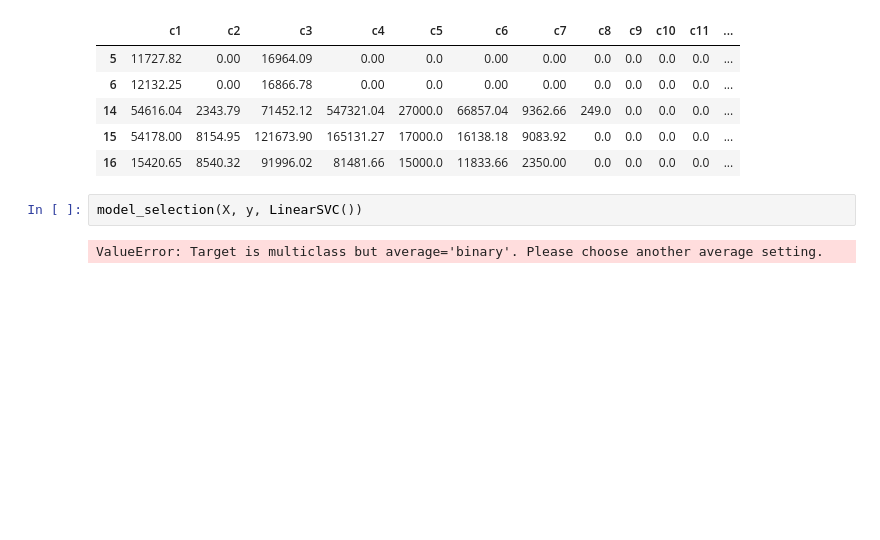
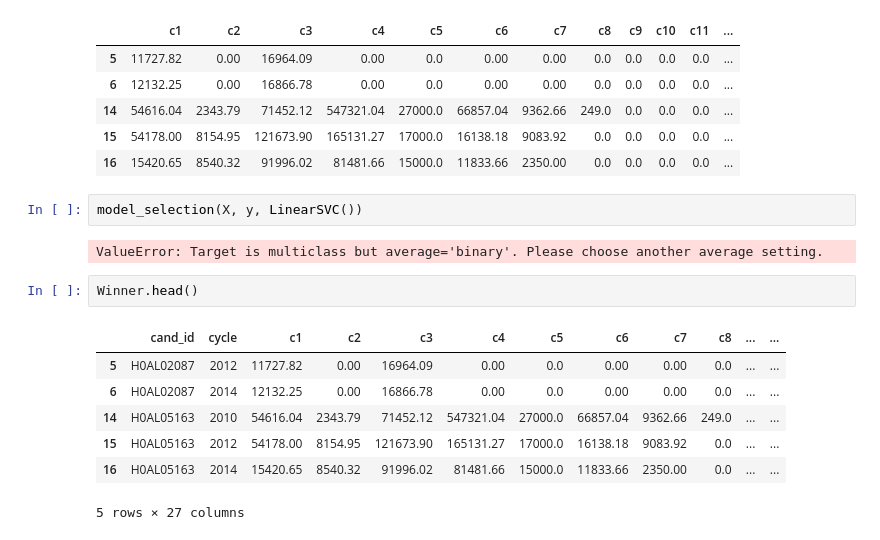
Before and after one commit to georgetown-analytics/four-thirty-five, a Jupyter notebook: 435_Analysis.ipynb, the cells around one changed output. Cells and saved outputs as stored; diff of their text form; blank space fills up the shorter version.

```diff
--- a/435_Analysis.ipynb
+++ b/435_Analysis.ipynb
@@ -2121,3 +2121,13 @@ X.head()
 model_selection(X, y, LinearSVC())
 # %% [output]
 ValueError: Target is multiclass but average='binary'. Please choose another average setting.
+# %%
+Winner.head()
+# %% [output]
+|  | cand_id | cycle | c1 | c2 | c3 | c4 | c5 | c6 | c7 | c8 | ... | ... |
+| 5 | H0AL02087 | 2012 | 11727.82 | 0.00 | 16964.09 | 0.00 | 0.0 | 0.00 | 0.00 | 0.0 | ... | ... |
+| 6 | H0AL02087 | 2014 | 12132.25 | 0.00 | 16866.78 | 0.00 | 0.0 | 0.00 | 0.00 | 0.0 | ... | ... |
+| 14 | H0AL05163 | 2010 | 54616.04 | 2343.79 | 71452.12 | 547321.04 | 27000.0 | 66857.04 | 9362.66 | 249.0 | ... | ... |
+| 15 | H0AL05163 | 2012 | 54178.00 | 8154.95 | 121673.90 | 165131.27 | 17000.0 | 16138.18 | 9083.92 | 0.0 | ... | ... |
+| 16 | H0AL05163 | 2014 | 15420.65 | 8540.32 | 91996.02 | 81481.66 | 15000.0 | 11833.66 | 2350.00 | 0.0 | ... | ... |
+5 rows × 27 columns
```
Also changed, not shown: parts of 2 cells of this notebook.
